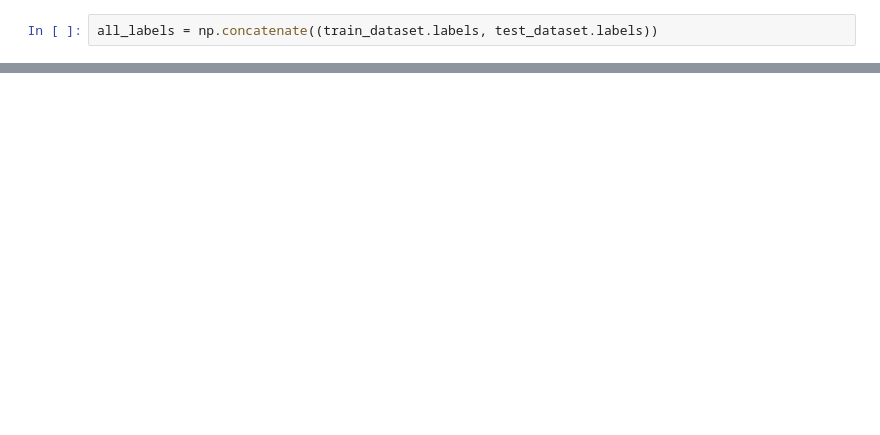
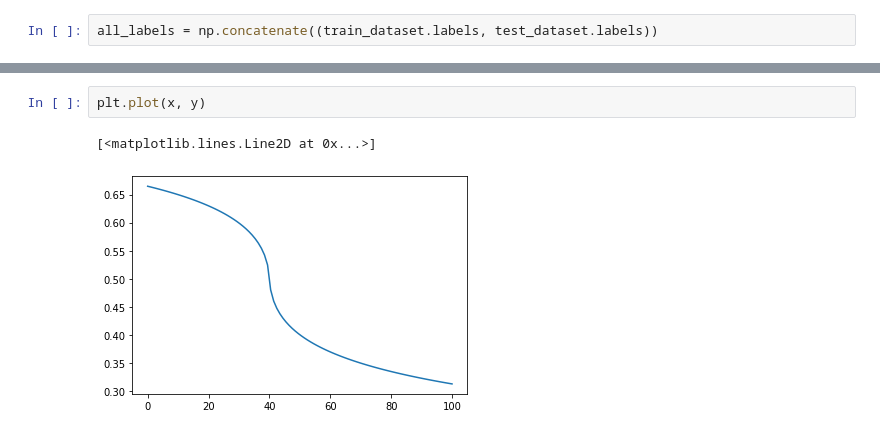
Before and after one commit to AbdullrahmanHMD/TransformersFor3dPointCLouds, a Jupyter notebook: train_notebook3.ipynb, the cells around one changed output, grey strips where cells are left out. Cells and saved outputs as stored; diff of their text form; blank space fills up the shorter version.

```diff
--- a/train_notebook3.ipynb
+++ b/train_notebook3.ipynb
@@ -290,0 +373,5 @@ plt.show()
+# %%
+plt.plot(x, y)
+# %% [output]
+[<matplotlib.lines.Line2D at 0x...>]
+[figure, added]
```
Also changed, not shown: parts of 23 cells of this notebook, 4 other files.
